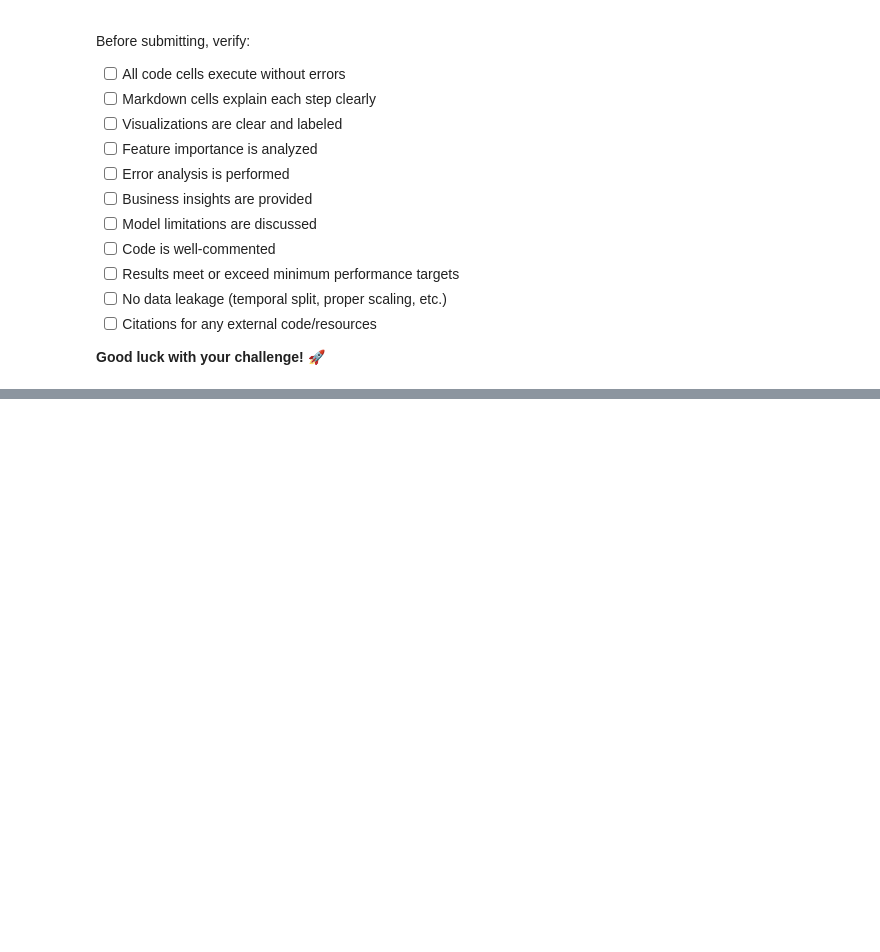
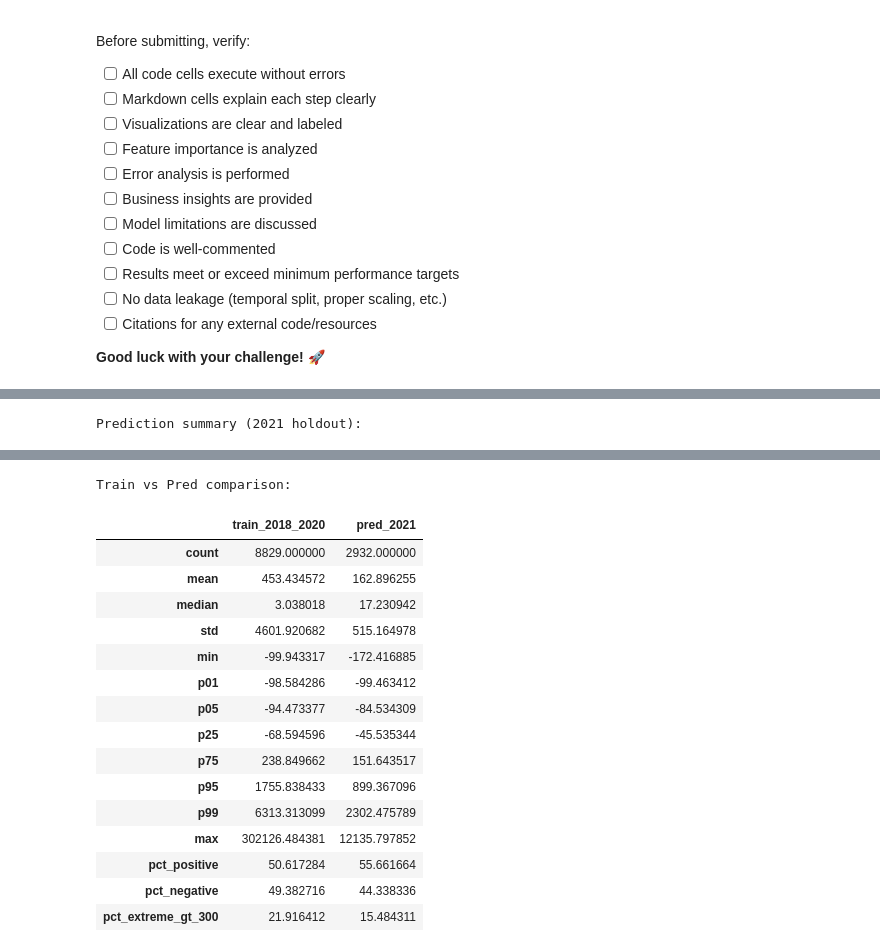
Before and after one commit to KorayAydin3k/Expert_AI_project, a Jupyter notebook: notebook/basarisiz.ipynb, the cells around one changed output, grey strips where cells are left out. Cells and saved outputs as stored; diff of their text form; code cells hidden in the pictures; blank space fills up the shorter version.

```diff
--- a/notebook/basarisiz.ipynb
+++ b/notebook/basarisiz.ipynb
@@ -2368,0 +2734,56 @@ Before submitting, verify:
+# %%
+# --- 2021 prediction summary stats (no ground-truth available) ---
+import numpy as np
+import pandas as pd
+
+# Summary stats for predictions
+preds = submission['revenue_change_next_year_pred']
+
+stats = {
+    'count': preds.count(),
+    'mean': preds.mean(),
+    'median': preds.median(),
+    'std': preds.std(),
+    'min': preds.min(),
+    'p01': preds.quantile(0.01),
+    'p05': preds.quantile(0.05),
+    'p25': preds.quantile(0.25),
+    'p75': preds.quantile(0.75),
+    'p95': preds.quantile(0.95),
+    'p99': preds.quantile(0.99),
+    'max': preds.max(),
+    'pct_positive': (preds > 0).mean() * 100,
+    'pct_negative': (preds < 0).mean() * 100,
+    'pct_extreme_gt_300': (preds.abs() > 300).mean() * 100,
+}
+
+summary_df = pd.DataFrame(stats, index=['pred_2021']).T
+print('Prediction summary (2021 holdout):')
+display(summary_df)
+
+# Optional: compare against training target distribution (2018-2020)
+if 'y_train_final' in globals():
+    ytr = pd.Series(y_train_final)
+    train_stats = {
+        'count': ytr.count(),
+        'mean': ytr.mean(),
+        'median': ytr.median(),
+        'std': ytr.std(),
+        'min': ytr.min(),
+        'p01': ytr.quantile(0.01),
+        'p05': ytr.quantile(0.05),
+        'p25': ytr.quantile(0.25),
+        'p75': ytr.quantile(0.75),
+        'p95': ytr.quantile(0.95),
+        'p99': ytr.quantile(0.99),
+        'max': ytr.max(),
+        'pct_positive': (ytr > 0).mean() * 100,
+        'pct_negative': (ytr < 0).mean() * 100,
+        'pct_extreme_gt_300': (ytr.abs() > 300).mean() * 100,
+    }
+    train_df = pd.DataFrame(train_stats, index=['train_2018_2020']).T
+    comp = pd.concat([train_df, summary_df], axis=1)
+    print('Train vs Pred comparison:')
+    display(comp)
+# %% [output]
+Prediction summary (2021 holdout):
@@ -2368,0 +2806,17 @@ Before submitting, verify:
+Train vs Pred comparison:
+|  | train_2018_2020 | pred_2021 |
+| count | 8829.000000 | 2932.000000 |
+| mean | 453.434572 | 162.896255 |
+| median | 3.038018 | 17.230942 |
+| std | 4601.920682 | 515.164978 |
+| min | -99.943317 | -172.416885 |
+| p01 | -98.584286 | -99.463412 |
+| p05 | -94.473377 | -84.534309 |
+| p25 | -68.594596 | -45.535344 |
+| p75 | 238.849662 | 151.643517 |
+| p95 | 1755.838433 | 899.367096 |
+| p99 | 6313.313099 | 2302.475789 |
+| max | 302126.484381 | 12135.797852 |
+| pct_positive | 50.617284 | 55.661664 |
+| pct_negative | 49.382716 | 44.338336 |
+| pct_extreme_gt_300 | 21.916412 | 15.484311 |
```
Also changed, not shown: parts of 12 cells of this notebook.
